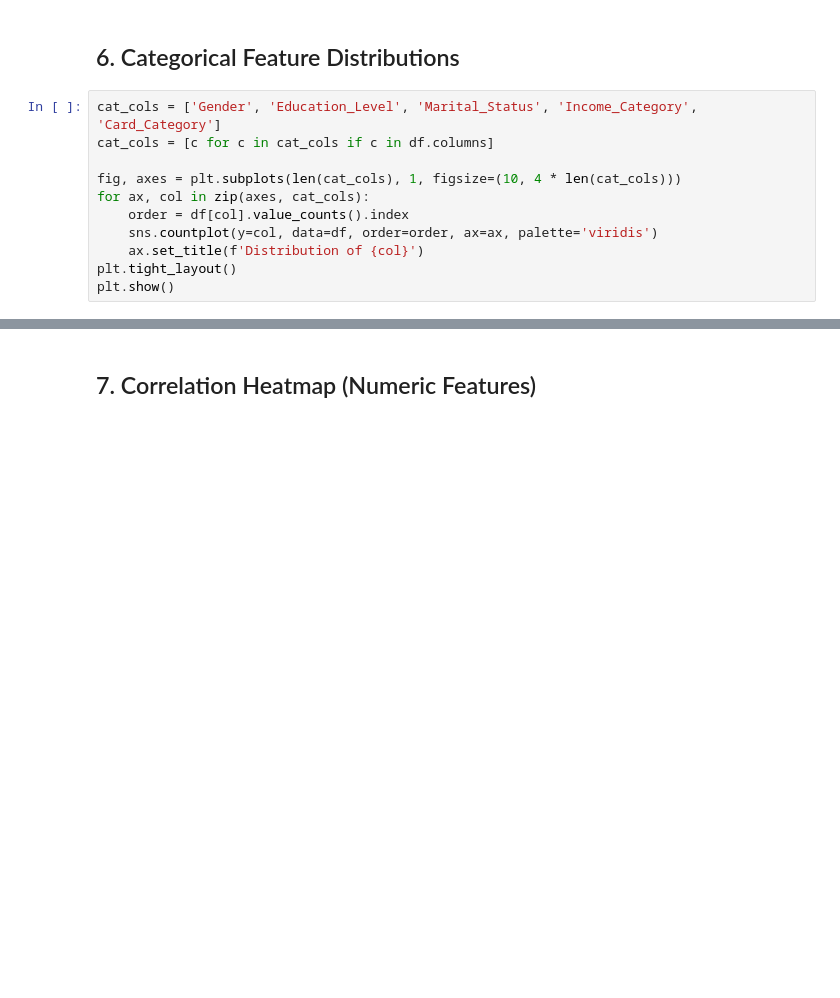
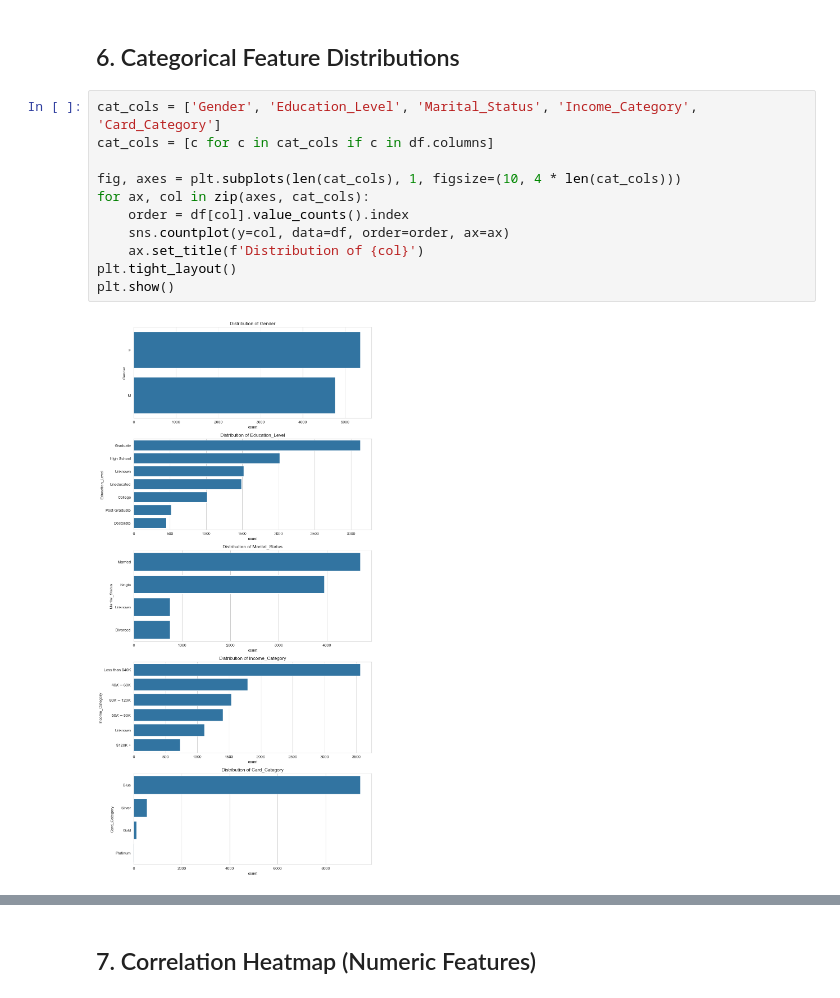
Before and after one commit to adityasiraskar/Customer-Churn-Prediction, a Jupyter notebook: notebooks/01_eda.ipynb, the cells around one changed output, grey strips where cells are left out. Saved outputs shown, nothing was run; the diff lists cells and outputs as text; blank space fills up the shorter version.

```diff
--- a/notebooks/01_eda.ipynb
+++ b/notebooks/01_eda.ipynb
@@ -161,14 +245,16 @@ plt.show()
 # %%
 cat_cols = ['Gender', 'Education_Level', 'Marital_Status', 'Income_Category', 'Card_Category']
 cat_cols = [c for c in cat_cols if c in df.columns]
 
 fig, axes = plt.subplots(len(cat_cols), 1, figsize=(10, 4 * len(cat_cols)))
 for ax, col in zip(axes, cat_cols):
     order = df[col].value_counts().index
-    sns.countplot(y=col, data=df, order=order, ax=ax, palette='viridis')
+    sns.countplot(y=col, data=df, order=order, ax=ax)
     ax.set_title(f'Distribution of {col}')
 plt.tight_layout()
 plt.show()
+# %% [output]
+[figure, added]
 # %%
 # Churn rate broken down by each categorical feature
 for col in cat_cols:
```
Also changed, not shown: parts of 18 cells of this notebook.
